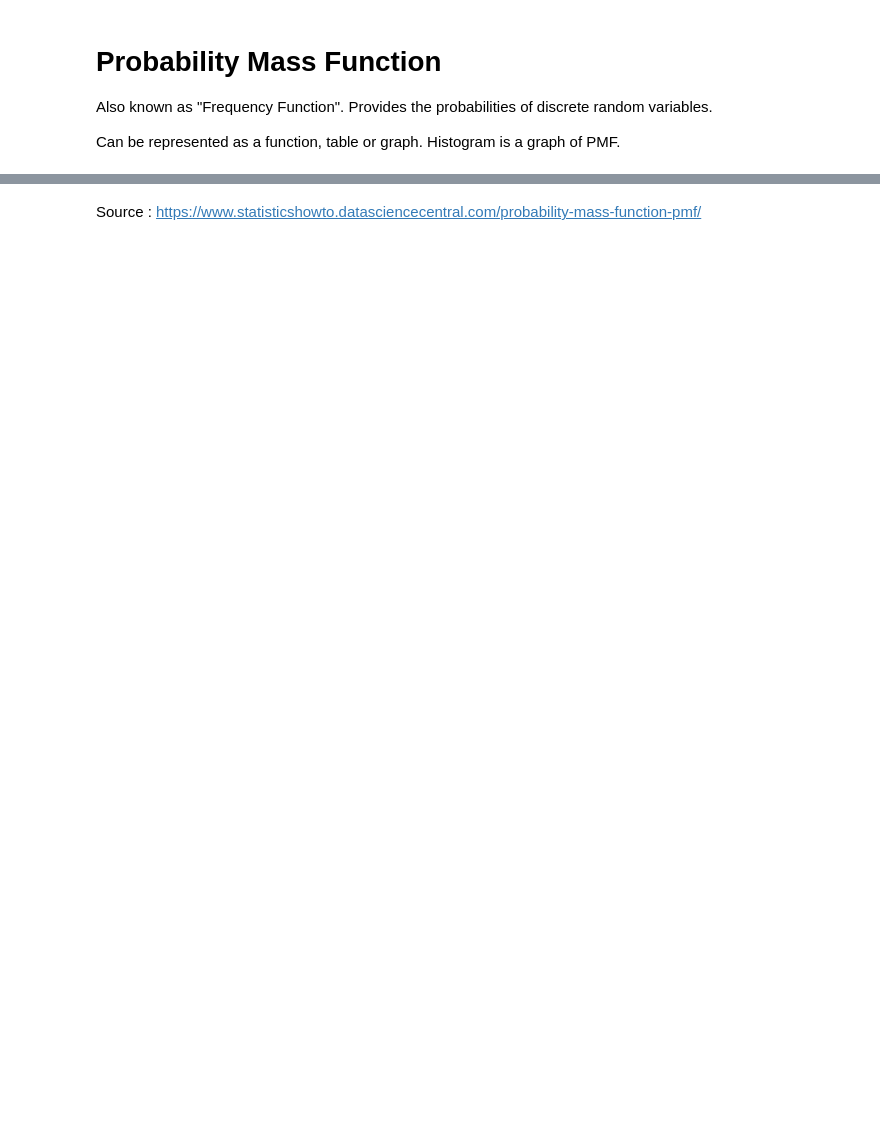
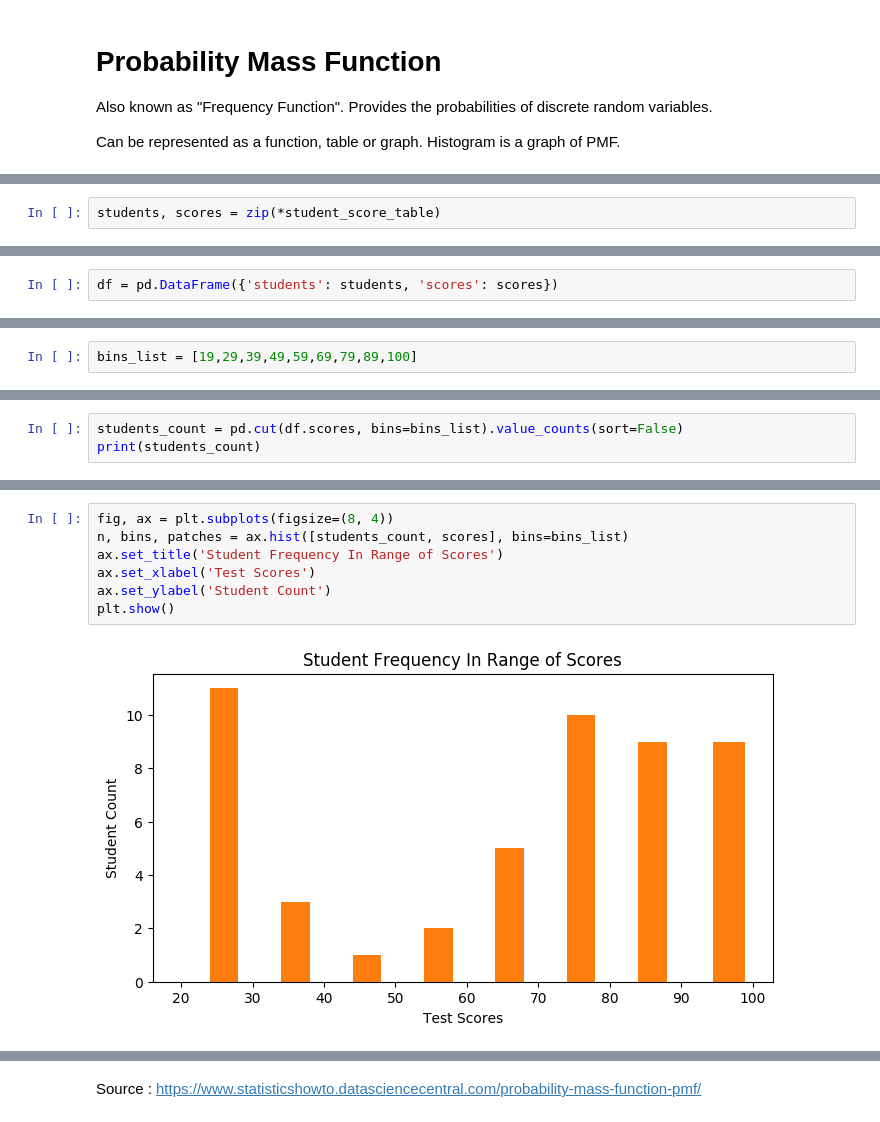
Before and after one commit to erdigokce/probability-in-computer-science, a Jupyter notebook: 7_RandomVariablesAndDistributions/7_RandomVariablesAndDistributions.ipynb, the cells around one changed output, grey strips where cells are left out. Saved outputs shown, nothing was run; the diff lists cells and outputs as text; blank space fills up the shorter version.

```diff
--- a/7_RandomVariablesAndDistributions/7_RandomVariablesAndDistributions.ipynb
+++ b/7_RandomVariablesAndDistributions/7_RandomVariablesAndDistributions.ipynb
@@ -25,0 +50,2 @@ NameError: ignored
+# %%
+students, scores = zip(*student_score_table)
@@ -25,0 +54,2 @@ NameError: ignored
+# %%
+df = pd.DataFrame({'students': students, 'scores': scores})
@@ -25,0 +58,2 @@ NameError: ignored
+# %%
+bins_list = [19,29,39,49,59,69,79,89,100]
@@ -25,0 +62,3 @@ NameError: ignored
+# %%
+students_count = pd.cut(df.scores, bins=bins_list).value_counts(sort=False)
+print(students_count)
@@ -25,0 +75,9 @@ NameError: ignored
+# %%
+fig, ax = plt.subplots(figsize=(8, 4))
+n, bins, patches = ax.hist([students_count, scores], bins=bins_list)
+ax.set_title('Student Frequency In Range of Scores')
+ax.set_xlabel('Test Scores')
+ax.set_ylabel('Student Count')
+plt.show()
+# %% [output]
+[figure, added]
```
Also changed, not shown: parts of 13 cells of this notebook.
